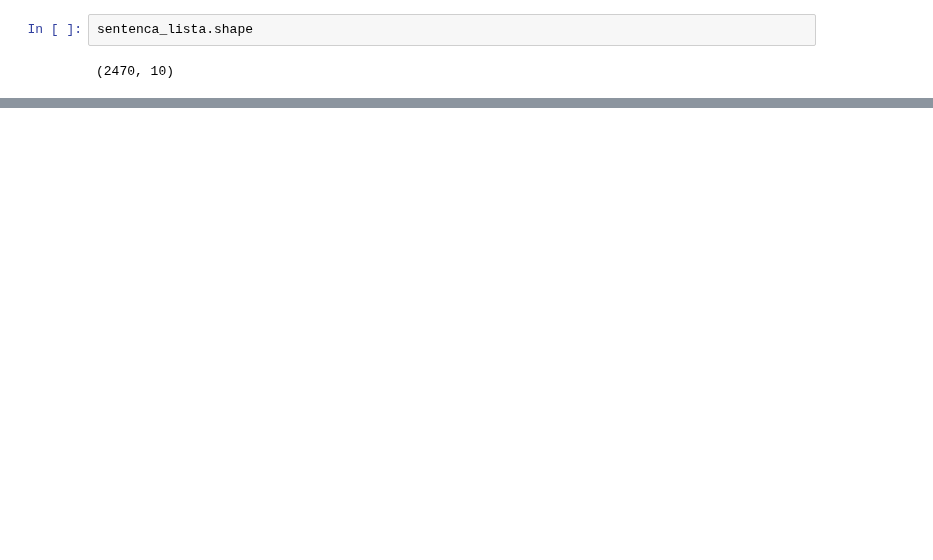
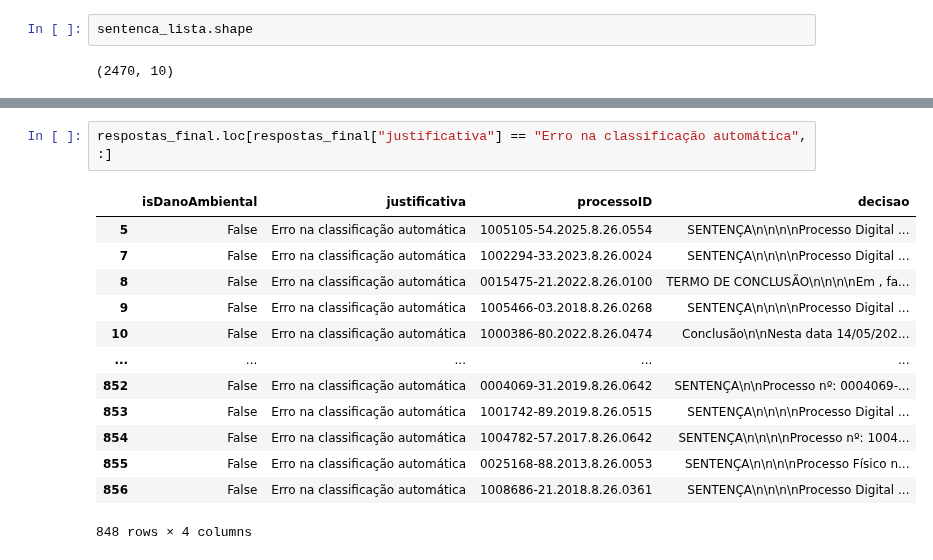
Before and after one commit to pedronery07/Projeto_InsperData_AECOM, a Jupyter notebook: juscraper.ipynb, the cells around one changed output, grey strips where cells are left out. Saved outputs shown, nothing was run; the diff lists cells and outputs as text; blank space fills up the shorter version.

```diff
--- a/juscraper.ipynb
+++ b/juscraper.ipynb
@@ -214,0 +218,16 @@ df_respostas.loc[df_respostas["isDanoAmbiental"] == True, :]
+# %%
+respostas_final.loc[respostas_final["justificativa"] == "Erro na classificação automática", :]
+# %% [output]
+|  | isDanoAmbiental | justificativa | processoID | decisao |
+| 5 | False | Erro na classificação automática | 1005105-54.2025.8.26.0554 | SENTENÇA\n\n\n\nProcesso Digital ... |
+| 7 | False | Erro na classificação automática | 1002294-33.2023.8.26.0024 | SENTENÇA\n\n\n\nProcesso Digital ... |
+| 8 | False | Erro na classificação automática | 0015475-21.2022.8.26.0100 | TERMO DE CONCLUSÃO\n\n\n\nEm , fa... |
+| 9 | False | Erro na classificação automática | 1005466-03.2018.8.26.0268 | SENTENÇA\n\n\n\nProcesso Digital ... |
+| 10 | False | Erro na classificação automática | 1000386-80.2022.8.26.0474 | Conclusão\n\nNesta data 14/05/202... |
+| ... | ... | ... | ... | ... |
+| 852 | False | Erro na classificação automática | 0004069-31.2019.8.26.0642 | SENTENÇA\n\nProcesso nº: 0004069-... |
+| 853 | False | Erro na classificação automática | 1001742-89.2019.8.26.0515 | SENTENÇA\n\n\n\nProcesso Digital ... |
+| 854 | False | Erro na classificação automática | 1004782-57.2017.8.26.0642 | SENTENÇA\n\n\n\nProcesso nº: 1004... |
+| 855 | False | Erro na classificação automática | 0025168-88.2013.8.26.0053 | SENTENÇA\n\n\n\nProcesso Físico n... |
+| 856 | False | Erro na classificação automática | 1008686-21.2018.8.26.0361 | SENTENÇA\n\n\n\nProcesso Digital ... |
+848 rows × 4 columns
```
Also changed, not shown: parts of 7 cells of this notebook, 2 other files.
